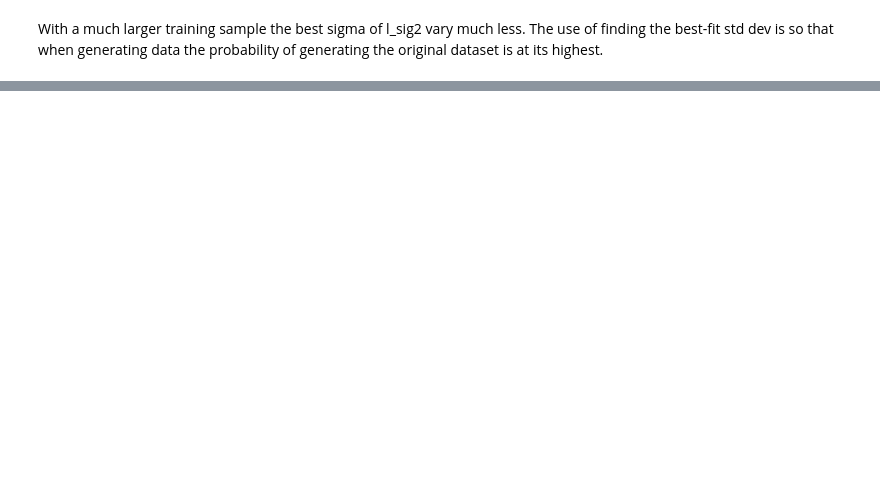
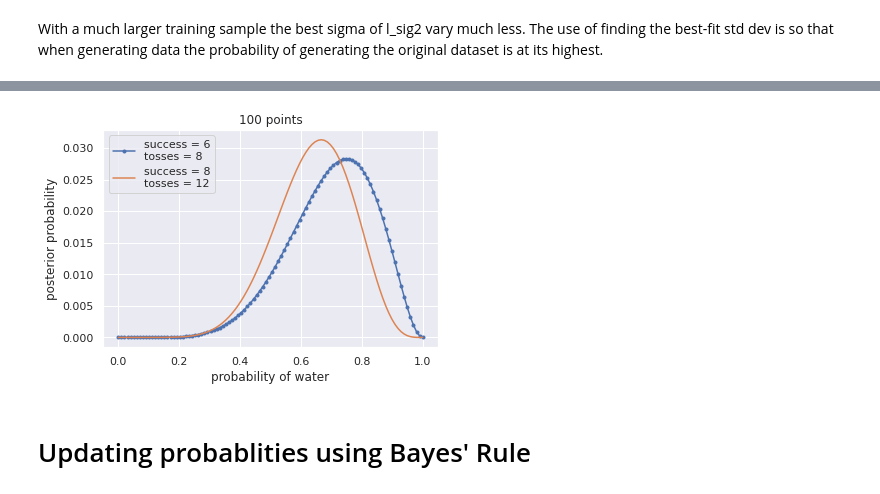
Before and after one commit to benlellouch/FoundationOfML-Labs, a Jupyter notebook: maxlikelihood_bayes.ipynb, the cells around one changed output, grey strips where cells are left out. Cells and saved outputs as stored; diff of their text form; code cells hidden in the pictures; blank space fills up the shorter version.

```diff
--- a/maxlikelihood_bayes.ipynb
+++ b/maxlikelihood_bayes.ipynb
@@ -295,0 +351,16 @@ With a much larger training sample the best sigma of l_sig2 vary much less. The
+# %%
+points = 100
+w, n = 6, 8
+p_grid, posterior = posterior_grid_approx(points, w, n)
+plt.plot(p_grid, posterior,'.-', label='success = {}\ntosses = {}'.format(w, n))
+w, n = 8, 12
+p_grid, posterior = posterior_grid_approx(points, w, n)
+plt.plot(p_grid, posterior, '-', label='success = {}\ntosses = {}'.format(w, n))
+plt.xlabel('probability of water')
+plt.ylabel('posterior probability')
+plt.title('{} points'.format(points))
+plt.legend(loc=0);
+# %% [output]
+[figure, added]
+# %% [markdown]
+# Updating probablities using Bayes' Rule
```
Also changed, not shown: parts of 11 cells of this notebook.
